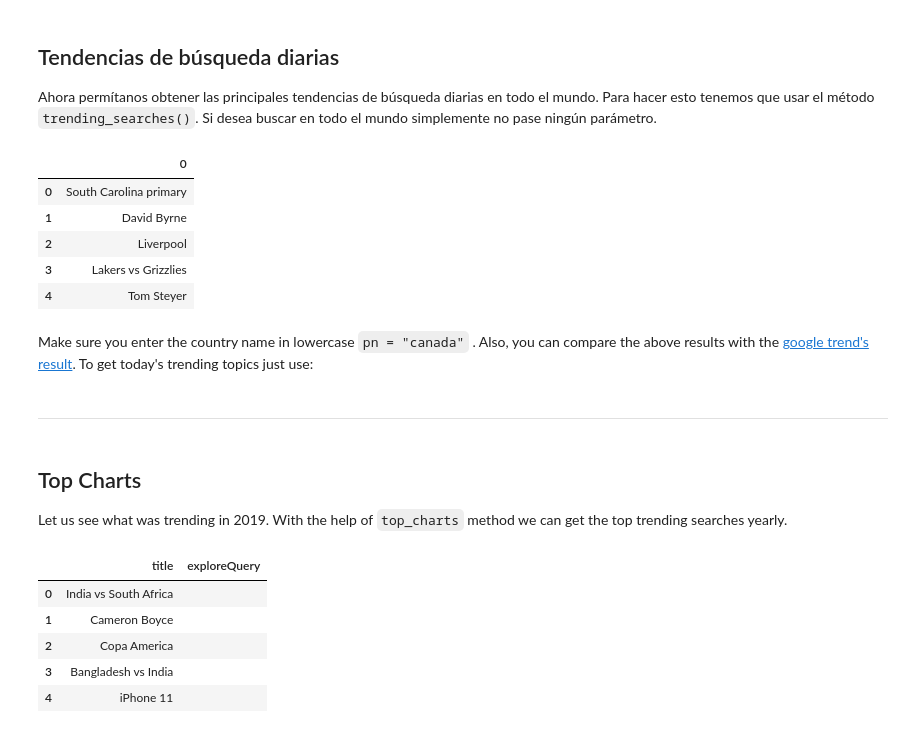
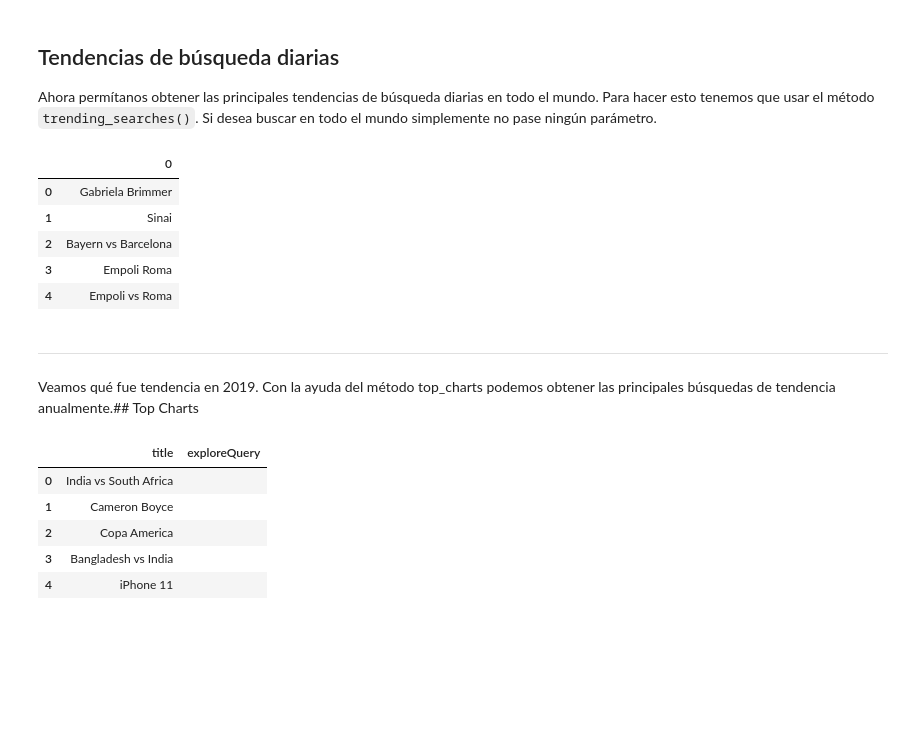
Before and after one commit to DEC-Datos-Etica-y-Comportamiento/Tutoriales, a Jupyter notebook: Google_Trends_API.ipynb, the cells around one changed output. Saved outputs shown, nothing was run; the diff lists cells and outputs as text; code cells hidden in the pictures; blank space fills up the shorter version.

```diff
--- a/Google_Trends_API.ipynb
+++ b/Google_Trends_API.ipynb
@@ -99,16 +99,14 @@ Además, utiliza el parámetro `resolution = 'COUNTRY_NAME'` para filtrar los re
 
 Ahora permítanos obtener las principales tendencias de búsqueda diarias en todo el mundo. Para hacer esto tenemos que usar el método `trending_searches()`. Si desea buscar en todo el mundo simplemente no pase ningún parámetro.
 # %%
-# Get Google Hot Trends data
-df = pytrend.trending_searches(pn='united_states')
+# Obtener datos de Google Hot Trends
+df = pytrend.trending_searches(pn='colombia')
 df.head()
 # %% [output]
 |  | 0 |
-| 0 | South Carolina primary |
-| 1 | David Byrne |
-| 2 | Liverpool |
-| 3 | Lakers vs Grizzlies |
-| 4 | Tom Steyer |
+| 0 | Gabriela Brimmer |
+| 1 | Sinai |
+| 2 | Bayern vs Barcelona |
+| 3 | Empoli Roma |
+| 4 | Empoli vs Roma |
-# %% [markdown]
-Make sure you enter the country name in lowercase `pn = "canada"` . Also, you can compare the above results with the [google trend's result](https://trends.google.com/trends/trendingsearches/daily?geo=US). To get today's trending topics just use:
 # %%
@@ -117,10 +115,8 @@ df = pytrend.today_searches(pn='US')
 
 
 ---
-# %% [markdown]
-## Top Charts
-
-Let us see what was trending in 2019. With the help of `top_charts` method we can get the top trending searches yearly.
+# %% [markdown]
+Veamos qué fue tendencia en 2019. Con la ayuda del método top_charts podemos obtener las principales búsquedas de tendencia anualmente.## Top Charts
 # %%
 # Get Google Top Charts
 df = pytrend.top_charts(2019, hl='en-US', tz=300, geo='GLOBAL')
```
Also changed, not shown: parts of 17 cells of this notebook.
